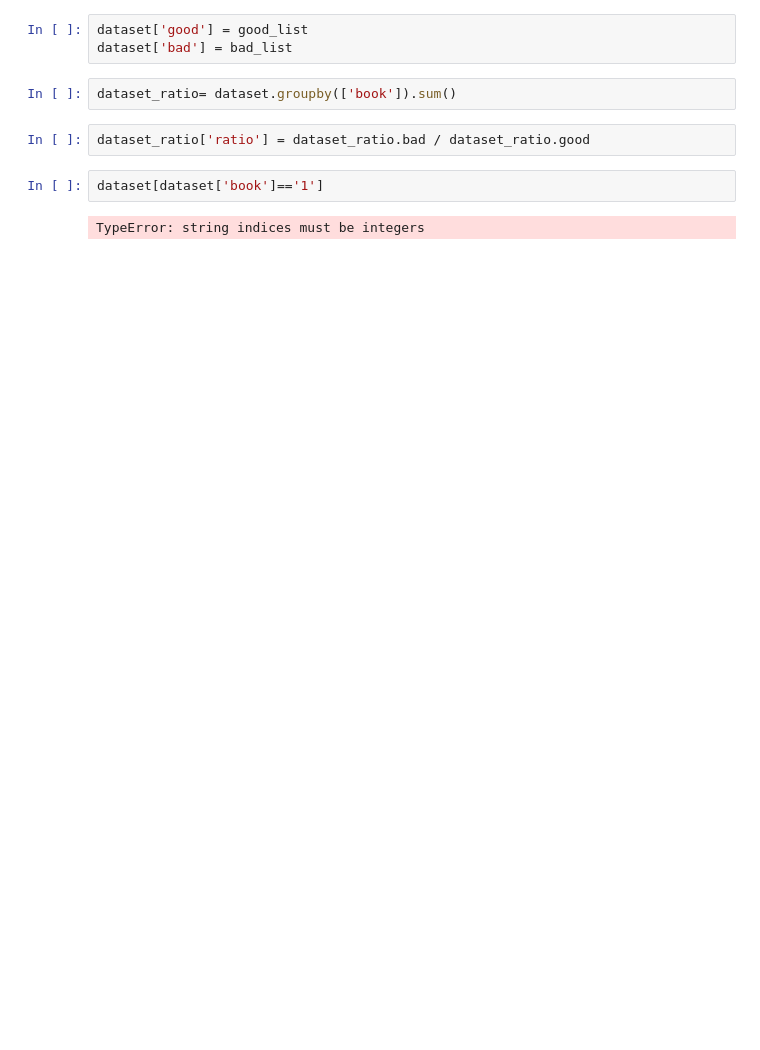
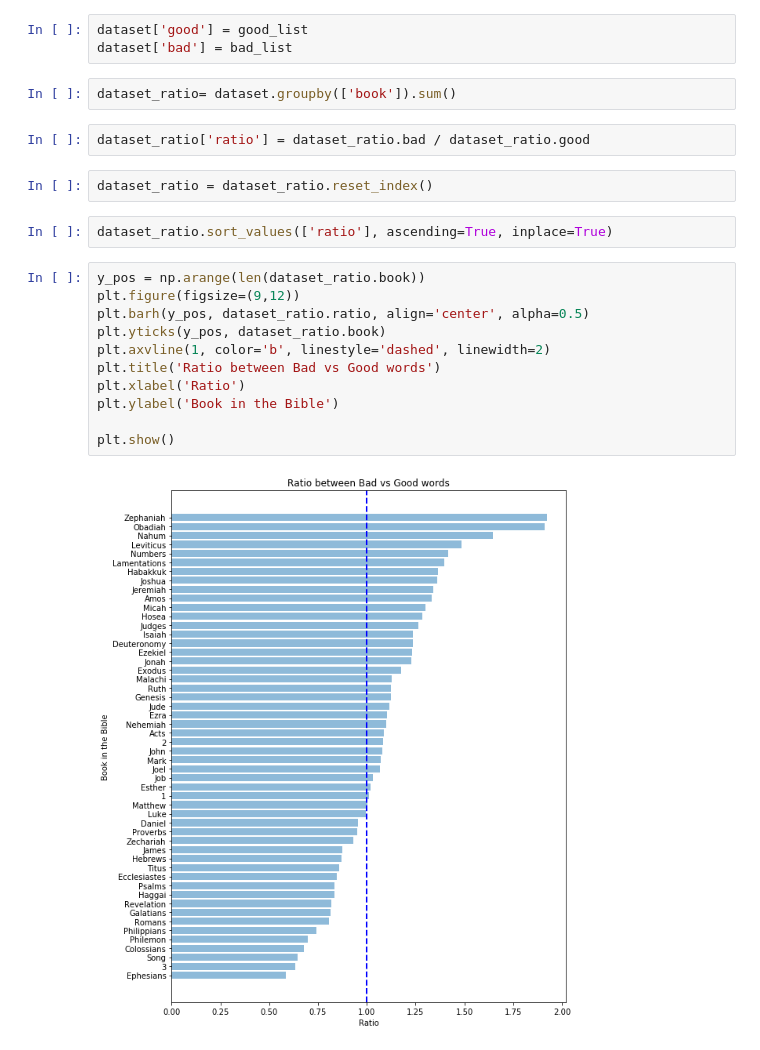
Before and after one commit to caioburin/GodEvil, a Jupyter notebook: GoDevil.ipynb, the cells around one changed output. Saved outputs shown, nothing was run; the diff lists cells and outputs as text; blank space fills up the shorter version.

```diff
--- a/GoDevil.ipynb
+++ b/GoDevil.ipynb
@@ -105,7 +111,20 @@ dataset['bad'] = bad_list
 dataset_ratio= dataset.groupby(['book']).sum()
 # %%
 dataset_ratio['ratio'] = dataset_ratio.bad / dataset_ratio.good
-# %%
-dataset[dataset['book']=='1']
-# %% [output]
-TypeError: string indices must be integers
+# %%
+dataset_ratio = dataset_ratio.reset_index()
+# %%
+dataset_ratio.sort_values(['ratio'], ascending=True, inplace=True)
+# %%
+y_pos = np.arange(len(dataset_ratio.book))
+plt.figure(figsize=(9,12))
+plt.barh(y_pos, dataset_ratio.ratio, align='center', alpha=0.5)
+plt.yticks(y_pos, dataset_ratio.book)
+plt.axvline(1, color='b', linestyle='dashed', linewidth=2)
+plt.title('Ratio between Bad vs Good words')
+plt.xlabel('Ratio')
+plt.ylabel('Book in the Bible')
+
+plt.show()
+# %% [output]
+[figure, added]
```
Also changed, not shown: parts of 7 cells of this notebook.
